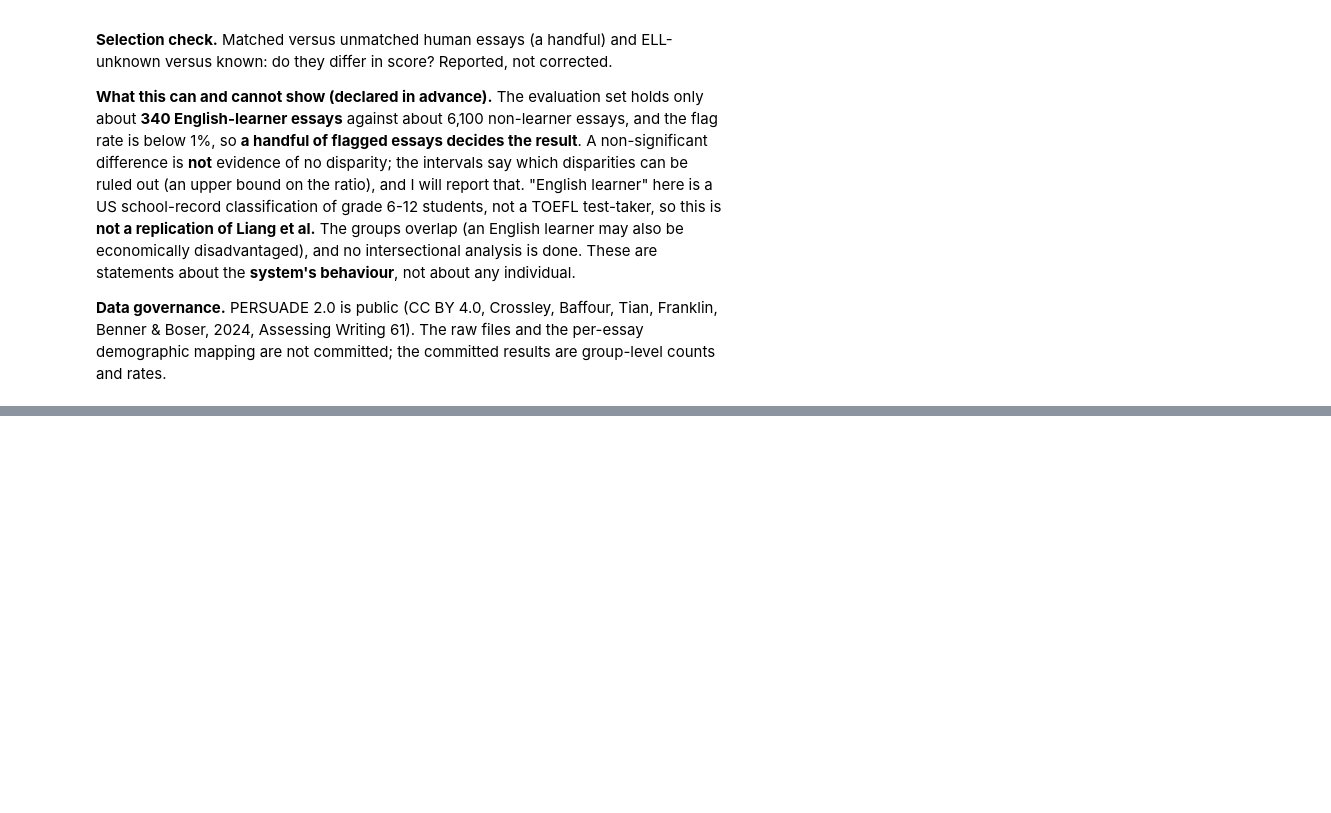
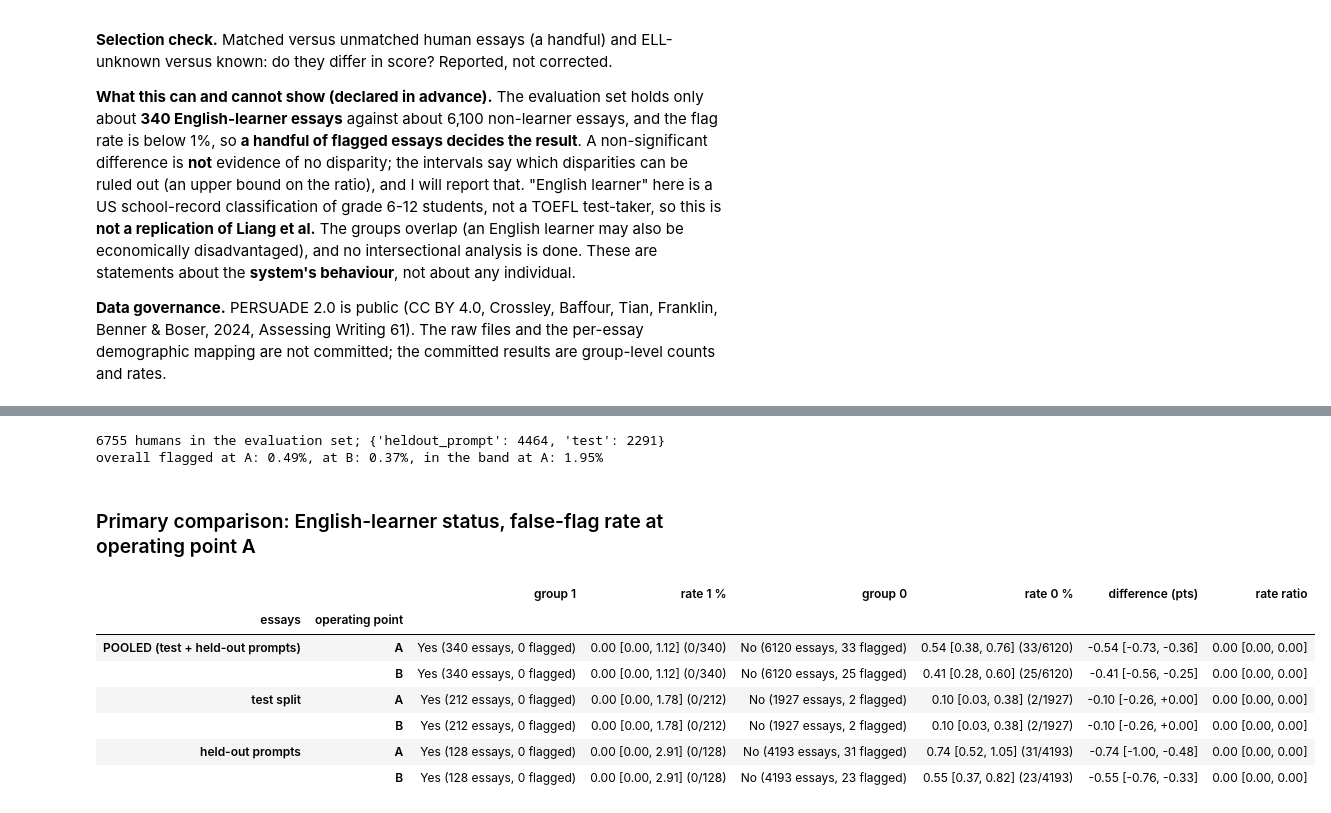
Before and after one commit to jaiveerminhas06/Ghost-Writer, a Jupyter notebook: Notebooks/21_fairness_persuade.ipynb, the cells around one changed output, grey strips where cells are left out. Saved outputs shown, nothing was run; the diff lists cells and outputs as text; code cells hidden in the pictures; blank space fills up the shorter version.

```diff
--- a/Notebooks/21_fairness_persuade.ipynb
+++ b/Notebooks/21_fairness_persuade.ipynb
@@ -24,0 +52,60 @@
+# %%
+# scores of the final system: the test humans with the final ensemble and calibration; the held-out-prompt humans from the final check (reused, not re-scored)
+vt = data[data['split'].isin(['val', 'test'])]
+s42 = pd.read_csv('../results/15_scores.csv', index_col='row_id')['roberta']
+f43 = pd.read_csv('../results/17_final/orig_s43_scores.csv', index_col='row_id')['logit']; f44 = pd.read_csv('../results/17_final/orig_s44_scores.csv', index_col='row_id')['logit']
+vh = vt[(vt['split'] == 'val') & (vt['label'] == 0)].index
+ens = PEnsemble(np.stack([s42.loc[vh], f43.loc[vh], f44.loc[vh]], axis=1), 'mean')
+th = h[h['split'] == 'test']
+X = np.stack([s42.loc[th.index], f43.loc[th.index], f44.loc[th.index]], axis=1)
+test_part = pd.DataFrame({'p_ens': ens.p_ens(X), 'logit_s42': X[:, 0]}, index=th.index)
+ho20 = pd.read_csv('../results/20_heldout_scores.csv', index_col='row_id')
+hp = h[h['split'] == 'heldout_prompt']
+ho_part = ho20.loc[hp.index, ['p_ens', 'logit_s42']]
+ev = pd.concat([h.loc[test_part.index].join(test_part), h.loc[ho_part.index].join(ho_part)])
+for op, (f, b) in TAU.items():
+    ev[f'flag_{op}'] = ev['p_ens'] <= f; ev[f'band_{op}'] = (ev['p_ens'] > f) & (ev['p_ens'] <= b)
+ev['old_1pct'] = ev['logit_s42'] >= 4.666; ev['old_05pct'] = ev['logit_s42'] >= 7.796
+for c in COLS[:1] + COLS[1:]:
+    ev[c] = ev[c].where(ev[c].notna(), 'unknown').astype(str).str.strip().replace({'': 'unknown', 'nan': 'unknown', 'None': 'unknown'})
+ev['grade_level'] = ev['grade_level'].str.replace('.0', '', regex=False)
+print(len(ev), 'humans in the evaluation set;', ev.groupby('split').size().to_dict())
+print('overall flagged at A: %.2f%%, at B: %.2f%%, in the band at A: %.2f%%' % (100 * ev['flag_A'].mean(), 100 * ev['flag_B'].mean(), 100 * ev['band_A'].mean()))
+# %% [output]
+6755 humans in the evaluation set; {'heldout_prompt': 4464, 'test': 2291}
+overall flagged at A: 0.49%, at B: 0.37%, in the band at A: 1.95%
+# %% [markdown]
+### Primary comparison: English-learner status, false-flag rate at operating point A
+# %%
+def wil(k, n):
+    lo, hi = wilson_interval(int(k), int(n)); return f'{100 * k / n:.2f} [{100 * lo:.2f}, {100 * hi:.2f}] ({int(k)}/{int(n)})'
+def compare(df, col, g1, g0, flag='flag_A', n_boot=N_BOOT):
+    a, b = (df[col] == g1).to_numpy(), (df[col] == g0).to_numpy(); f = df[flag].to_numpy()
+    smp = ClusterSampler(df['dup_cluster'].to_numpy()); rng = np.random.default_rng(SEED)
+    def stat(rows):
+        r1 = f[rows][a[rows]].mean() if a[rows].any() else np.nan; r0 = f[rows][b[rows]].mean() if b[rows].any() else np.nan
+        return r1, r0
+    r1, r0 = stat(np.arange(len(df)))
+    diffs, ratios = [], []
+    for _ in range(n_boot):
+        x1, x0 = stat(smp.draw(rng)); diffs.append(100 * (x1 - x0)); ratios.append(x1 / x0 if x0 > 0 else np.nan)
+    ratios = np.array(ratios); dd = np.array(diffs)
+    return {'group 1': f'{g1} ({int(a.sum())} essays, {int(f[a].sum())} flagged)', 'rate 1 %': wil(f[a].sum(), a.sum()), 'group 0': f'{g0} ({int(b.sum())} essays, {int(f[b].sum())} flagged)',
+            'rate 0 %': wil(f[b].sum(), b.sum()), 'difference (pts)': f'{100 * (r1 - r0):+.2f} [{np.nanpercentile(dd, 2.5):+.2f}, {np.nanpercentile(dd, 97.5):+.2f}]',
+            'rate ratio': f'{r1 / r0:.2f} [{np.nanpercentile(ratios, 2.5):.2f}, {np.nanpercentile(ratios, 97.5):.2f}]' if r0 > 0 else 'n/a (no flags in group 0)'}
+rows = []
+known_ell = ev[ev['ell_status'].isin(['Yes', 'No'])]
+for name, d in [('POOLED (test + held-out prompts)', known_ell), ('test split', known_ell[known_ell['split'] == 'test']), ('held-out prompts', known_ell[known_ell['split'] == 'heldout_prompt'])]:
+    for op in ('A', 'B'):
+        rows.append({'essays': name, 'operating point': op, **compare(d, 'ell_status', 'Yes', 'No', flag=f'flag_{op}')})
+ell = pd.DataFrame(rows).set_index(['essays', 'operating point'])
+ell
+# %% [output]
+|  |  | group 1 | rate 1 % | group 0 | rate 0 % | difference (pts) | rate ratio |
+| essays | operating point |  |  |  |  |  |  |
+| POOLED (test + held-out prompts) | A | Yes (340 essays, 0 flagged) | 0.00 [0.00, 1.12] (0/340) | No (6120 essays, 33 flagged) | 0.54 [0.38, 0.76] (33/6120) | -0.54 [-0.73, -0.36] | 0.00 [0.00, 0.00] |
+|  | B | Yes (340 essays, 0 flagged) | 0.00 [0.00, 1.12] (0/340) | No (6120 essays, 25 flagged) | 0.41 [0.28, 0.60] (25/6120) | -0.41 [-0.56, -0.25] | 0.00 [0.00, 0.00] |
+| test split | A | Yes (212 essays, 0 flagged) | 0.00 [0.00, 1.78] (0/212) | No (1927 essays, 2 flagged) | 0.10 [0.03, 0.38] (2/1927) | -0.10 [-0.26, +0.00] | 0.00 [0.00, 0.00] |
+|  | B | Yes (212 essays, 0 flagged) | 0.00 [0.00, 1.78] (0/212) | No (1927 essays, 2 flagged) | 0.10 [0.03, 0.38] (2/1927) | -0.10 [-0.26, +0.00] | 0.00 [0.00, 0.00] |
+| held-out prompts | A | Yes (128 essays, 0 flagged) | 0.00 [0.00, 2.91] (0/128) | No (4193 essays, 31 flagged) | 0.74 [0.52, 1.05] (31/4193) | -0.74 [-1.00, -0.48] | 0.00 [0.00, 0.00] |
+|  | B | Yes (128 essays, 0 flagged) | 0.00 [0.00, 2.91] (0/128) | No (4193 essays, 23 flagged) | 0.55 [0.37, 0.82] (23/4193) | -0.55 [-0.76, -0.33] | 0.00 [0.00, 0.00] |
```
Also changed, not shown: parts of 8 cells of this notebook, 1 other file.
